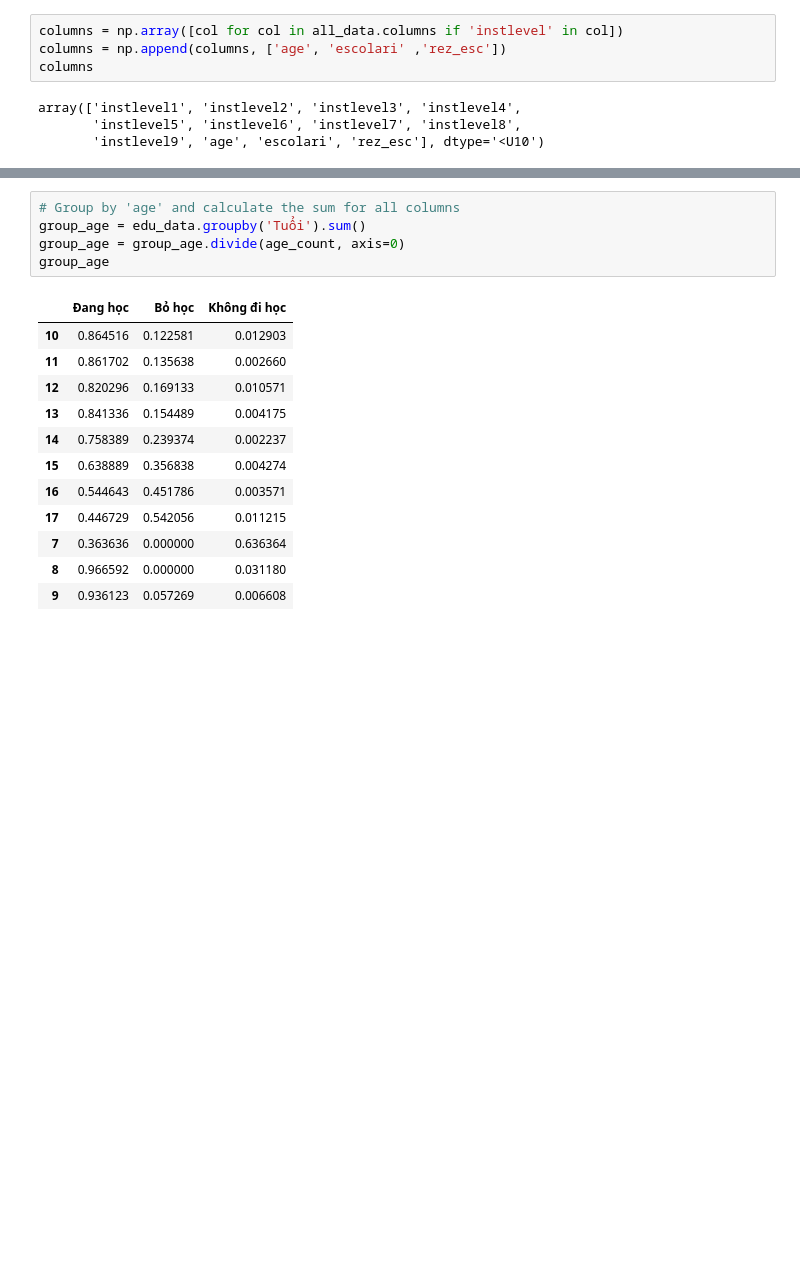
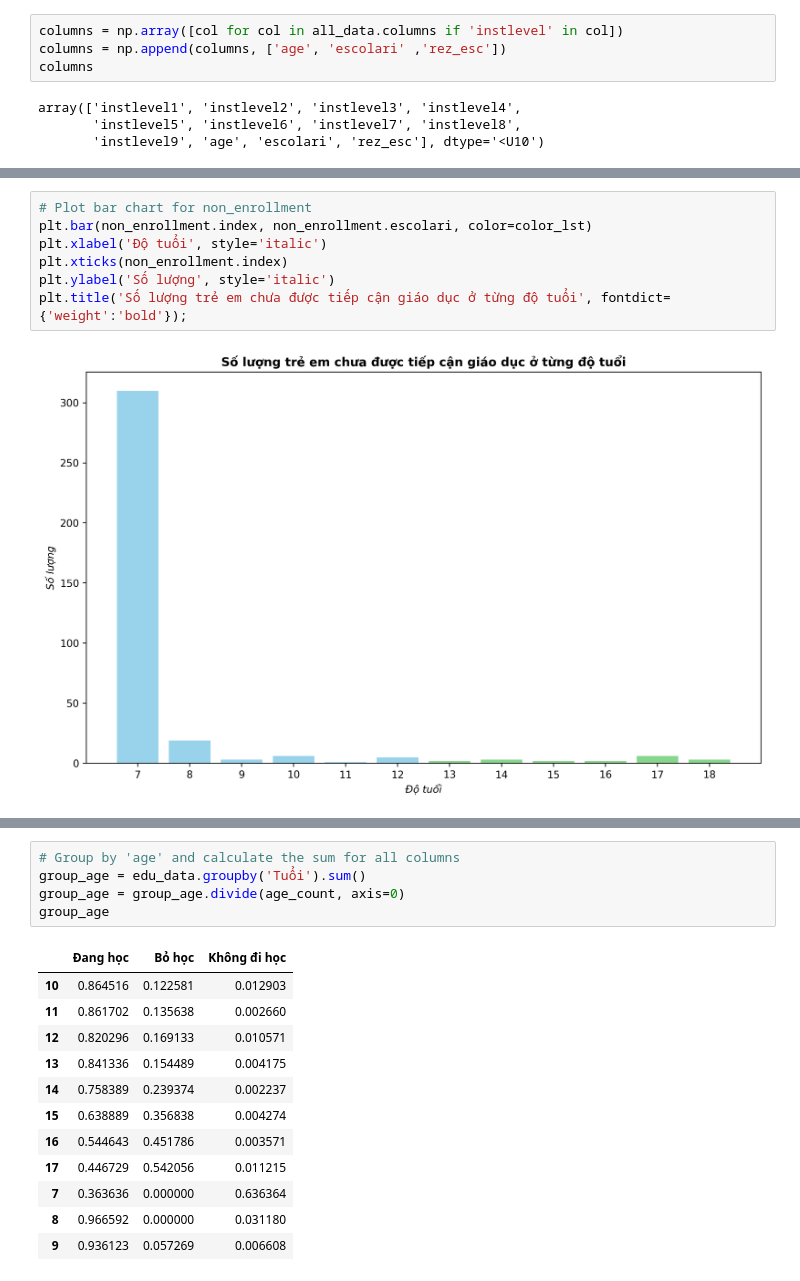
Before and after one commit to iam-Dylan/costa-rican-household, a Jupyter notebook: source/eda_DK.ipynb, the cells around one changed output, grey strips where cells are left out. Saved outputs shown, nothing was run; the diff lists cells and outputs as text; blank space fills up the shorter version.

```diff
--- a/source/eda_DK.ipynb
+++ b/source/eda_DK.ipynb
@@ -171,0 +170,9 @@ Quan sát số lượng dữ liệu ở từng độ tuổi.
+# %%
+# Plot bar chart for non_enrollment
+plt.bar(non_enrollment.index, non_enrollment.escolari, color=color_lst)
+plt.xlabel('Độ tuổi', style='italic')
+plt.xticks(non_enrollment.index)
+plt.ylabel('Số lượng', style='italic')
+plt.title('Số lượng trẻ em chưa được tiếp cận giáo dục ở từng độ tuổi', fontdict={'weight':'bold'});
+# %% [output]
+[figure, added]
```
Also changed, not shown: parts of 21 cells of this notebook.
